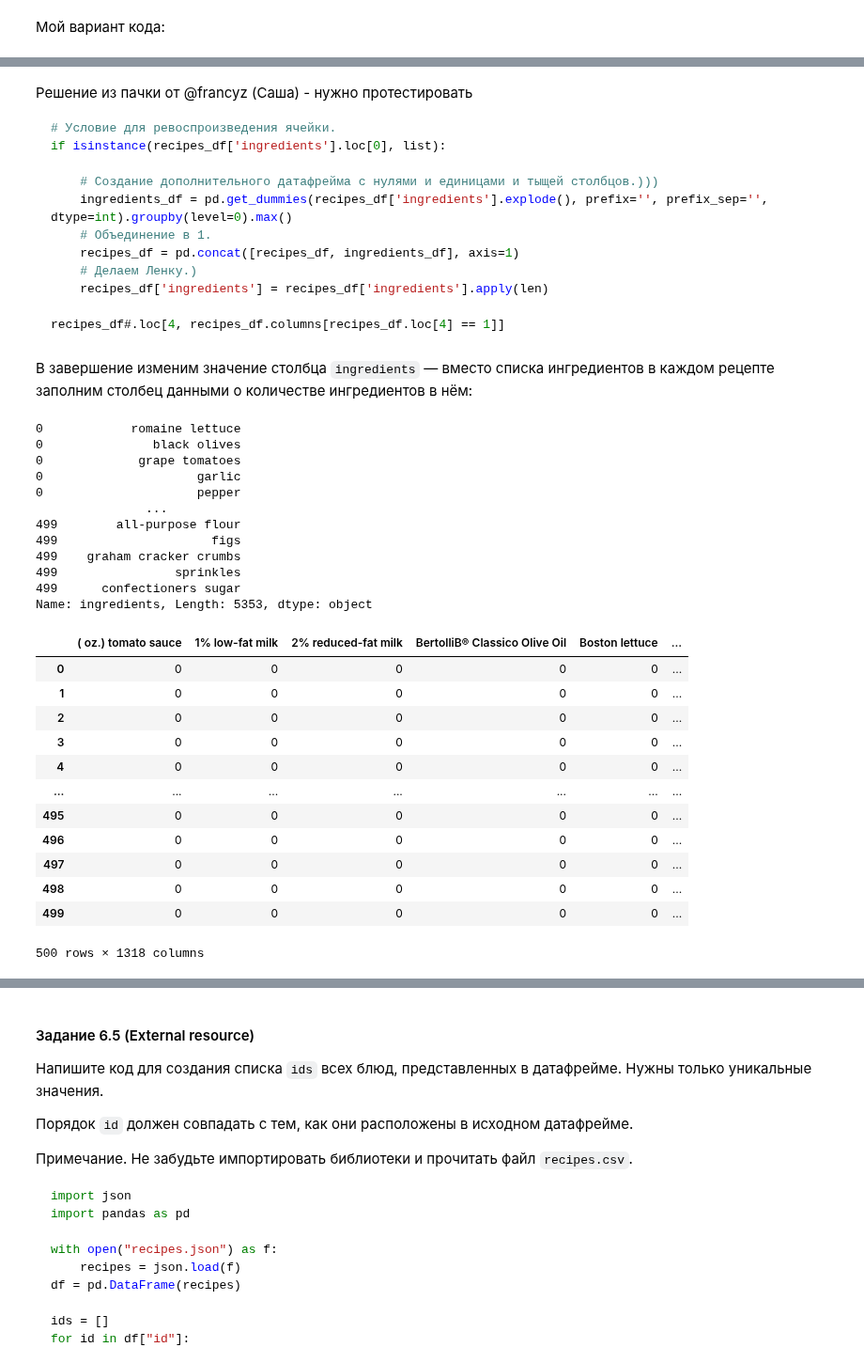
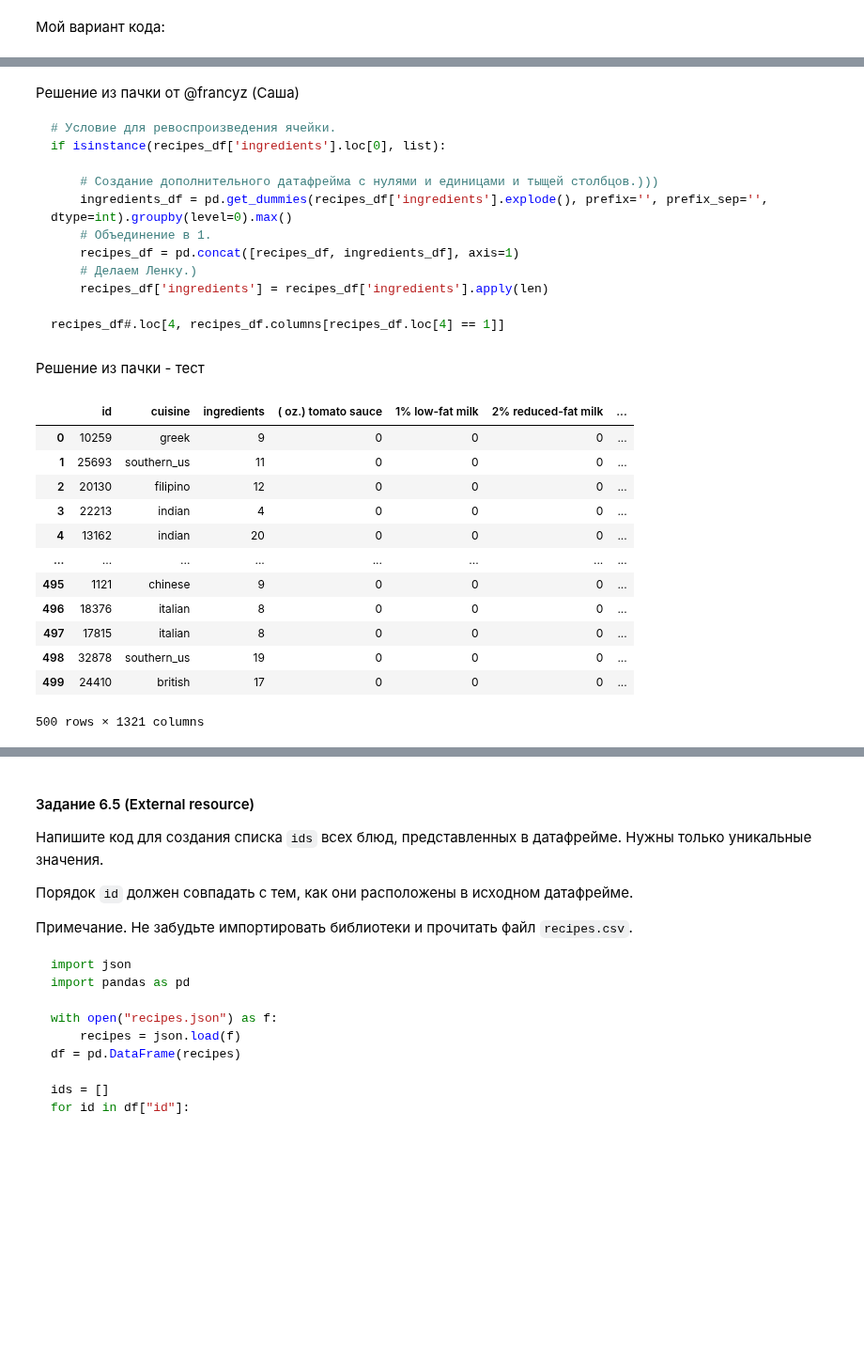
Before and after one commit to Stanislav-DS/sf_data_science, a Jupyter notebook: synopsis/block_2/PYTHON-16/02_python_16_theory.ipynb, the cells around one changed output, grey strips where cells are left out. Shown at 94% size. Saved outputs shown, nothing was run; the diff lists cells and outputs as text; code cells hidden in the pictures; blank space fills up the shorter version.

Commit message:
get_dummies in PY-16 un.6  (binary flag variables)

````diff
--- a/synopsis/block_2/PYTHON-16/02_python_16_theory.ipynb
+++ b/synopsis/block_2/PYTHON-16/02_python_16_theory.ipynb
@@ -587,5 +604,6 @@ df = pd.concat([df, ingredients_df], axis=1)
 # %% [markdown]
-Решение из пачки от @francyz (Саша) - нужно протестировать
+Решение из пачки от @francyz (Саша)
+
 ```python
 # Условие для ревоспроизведения ячейки.
 if isinstance(recipes_df['ingredients'].loc[0], list):
@@ -599,28 +617,33 @@ if isinstance(recipes_df['ingredients'].loc[0], list):
 
 recipes_df#.loc[4, recipes_df.columns[recipes_df.loc[4] == 1]]
 ```
-# %% [markdown]
-В завершение изменим значение столбца `ingredients` — вместо списка ингредиентов в каждом рецепте заполним столбец данными о количестве ингредиентов в нём:
+# %% [markdown]
+Решение из пачки - тест
 # %%
 import json
 import pandas as pd
 import numpy as np
 
 # Загружаем данные, создаем "фрейм рецептов"
 with open("recipes.json") as f:
     recipes = json.load(f)
 df = pd.DataFrame(recipes)
-df['ingredients'].explode()
+
+ingredients_df = pd.get_dummies(df["ingredients"].explode()).groupby(level=0).max()
+df = pd.concat([df, ingredients_df], axis=1)
+df["ingredients"] = df["ingredients"].apply(len)
+display(df)
 # %% [output]
+|  | id | cuisine | ingredients | ( oz.) tomato sauce | 1% low-fat milk | 2% reduced-fat milk | ... |
+| 0 | 10259 | greek | 9 | 0 | 0 | 0 | ... |
+| 1 | 25693 | southern_us | 11 | 0 | 0 | 0 | ... |
+| 2 | 20130 | filipino | 12 | 0 | 0 | 0 | ... |
+| 3 | 22213 | indian | 4 | 0 | 0 | 0 | ... |
+| 4 | 13162 | indian | 20 | 0 | 0 | 0 | ... |
+| ... | ... | ... | ... | ... | ... | ... | ... |
+| 495 | 1121 | chinese | 9 | 0 | 0 | 0 | ... |
+| 496 | 18376 | italian | 8 | 0 | 0 | 0 | ... |
+| 497 | 17815 | italian | 8 | 0 | 0 | 0 | ... |
+| 498 | 32878 | southern_us | 19 | 0 | 0 | 0 | ... |
+| 499 | 24410 | british | 17 | 0 | 0 | 0 | ... |
-0            romaine lettuce
-0               black olives
-0             grape tomatoes
-0                     garlic
-0                     pepper
-               ...
-499        all-purpose flour
-499                     figs
-499    graham cracker crumbs
-499                sprinkles
-499      confectioners sugar
-Name: ingredients, Length: 5353, dtype: object
+500 rows × 1321 columns
@@ -629,16 +649,0 @@ ingredients_df = pd.get_dummies(df['ingredients'].explode()).groupby(level=0).ma
-# %%
-display(ingredients_df)
-# %% [output]
-|  | ( oz.) tomato sauce | 1% low-fat milk | 2% reduced-fat milk | BertolliВ® Classico Olive Oil | Boston lettuce | ... |
-| 0 | 0 | 0 | 0 | 0 | 0 | ... |
-| 1 | 0 | 0 | 0 | 0 | 0 | ... |
-| 2 | 0 | 0 | 0 | 0 | 0 | ... |
-| 3 | 0 | 0 | 0 | 0 | 0 | ... |
-| 4 | 0 | 0 | 0 | 0 | 0 | ... |
-| ... | ... | ... | ... | ... | ... | ... |
-| 495 | 0 | 0 | 0 | 0 | 0 | ... |
-| 496 | 0 | 0 | 0 | 0 | 0 | ... |
-| 497 | 0 | 0 | 0 | 0 | 0 | ... |
-| 498 | 0 | 0 | 0 | 0 | 0 | ... |
-| 499 | 0 | 0 | 0 | 0 | 0 | ... |
-500 rows × 1318 columns
````
Also changed, not shown: parts of 3 cells of this notebook.
